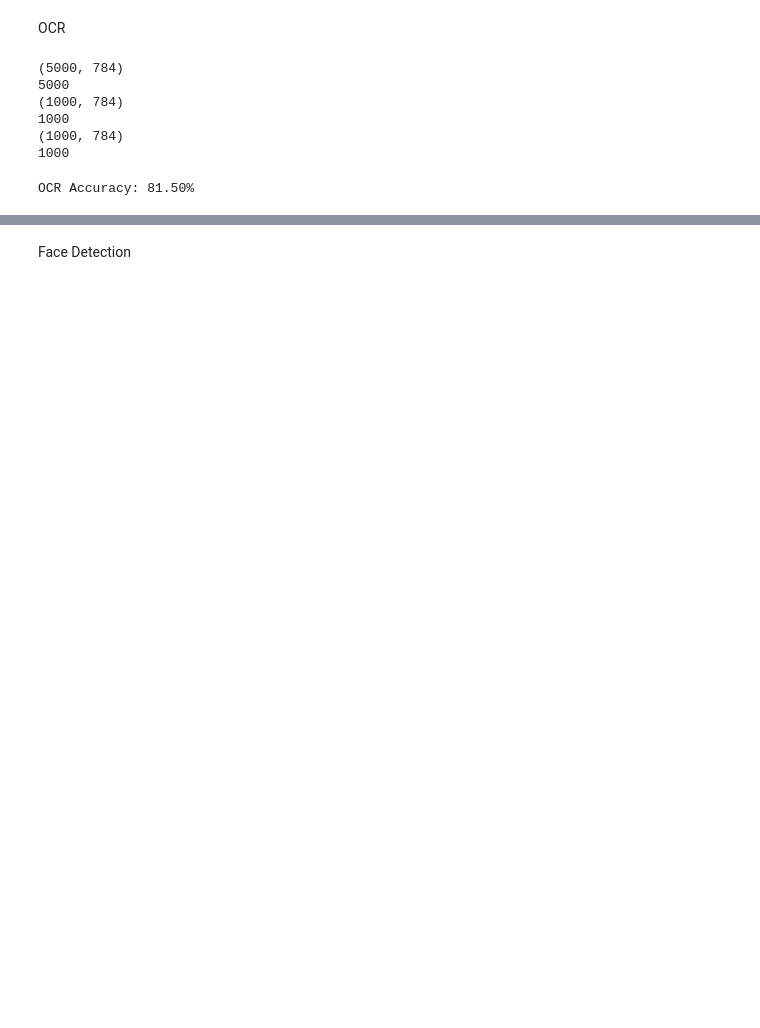
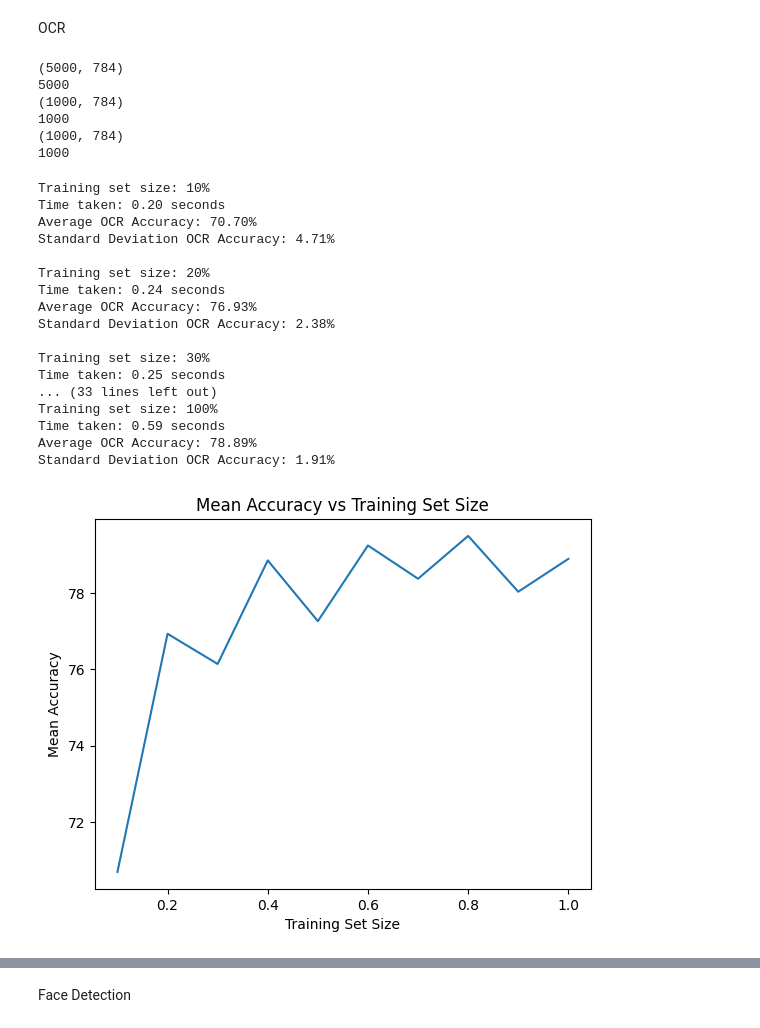
Before and after one commit to roshan3102/OCR-Face-Detection, a Jupyter notebook: Perceptron.ipynb, the cells around one changed output, grey strips where cells are left out. Drawn from its saved outputs; the diff is of its cells as text; code cells hidden in the pictures; blank space fills up the shorter version.

Commit message:
plots and stuff

```diff
--- a/Perceptron.ipynb
+++ b/Perceptron.ipynb
@@ -55,3 +79,5 @@ class Perceptron:
+# %%
+training_sets = [0.1, 0.2, 0.3,0.4, 0.5, 0.6, 0.7, 0.8,0.9, 1.0]
 # %% [markdown]
 OCR
 # %%
@@ -88,19 +107,50 @@ print(len(Y_test))
 1000
 (1000, 784)
 1000
-# %%
-# Initialize and train Custom Perceptron for OCR
-ocr_perceptron = Perceptron(input_size=784, output_size=10)
-ocr_perceptron.train(X_train, Y_train, 40)
-
-# Predict and evaluate
-ocr_predictions = ocr_perceptron.predict(X_valid)
-
-CorrectPredictionCount = 0
-for i in range(len(ocr_predictions)):
-    if ocr_predictions[i] == Y_valid[i]:
-        CorrectPredictionCount += 1
-Ocr_Accuracy = CorrectPredictionCount/len(ocr_predictions)
-print(f'OCR Accuracy: {Ocr_Accuracy * 100:.2f}%')
-# %% [output]
-OCR Accuracy: 81.50%
+# %%
+timesOcrArr = []
+meanAccOcrArr = []
+stdAccOcrArr = []
+for i in training_sets:
+    print(f'Training set size: {i*100:.0f}%')
+    mean,std,time=OnePerceptronSet(i, 784, 10, 10, X_train_Ocr, Y_train_Ocr, X_valid_Ocr, Y_valid_Ocr)
+    timesOcrArr.append(time)
+    meanAccOcrArr.append(mean)
+    stdAccOcrArr.append(std)
+    print("")
+plt.plot(training_sets, meanAccOcrArr)
+plt.xlabel('Training Set Size')
+plt.ylabel('Mean Accuracy')
+plt.title('Mean Accuracy vs Training Set Size')
+plt.show()
+
+plt.plot(training_sets, stdAccOcrArr)
+plt.xlabel('Training Set Size')
+plt.ylabel('Standard Deviation')
+plt.title('Standard Deviation vs Training Set Size')
+plt.show()
+
+plt.plot(training_sets, timesOcrArr)
+plt.xlabel('Training Set Size')
+plt.ylabel('Time taken')
+plt.title('Time taken vs Training Set Size')
+plt.show()
+# %% [output]
+Training set size: 10%
+Time taken: 0.20 seconds
+Average OCR Accuracy: 70.70%
+Standard Deviation OCR Accuracy: 4.71%
+
+Training set size: 20%
+Time taken: 0.24 seconds
+Average OCR Accuracy: 76.93%
+Standard Deviation OCR Accuracy: 2.38%
+
+Training set size: 30%
+Time taken: 0.25 seconds
+... (33 lines left out)
+Training set size: 100%
+Time taken: 0.59 seconds
+Average OCR Accuracy: 78.89%
+Standard Deviation OCR Accuracy: 1.91%
+[figure, added]
```
Also changed, not shown: parts of 10 cells of this notebook, 1 other file.
